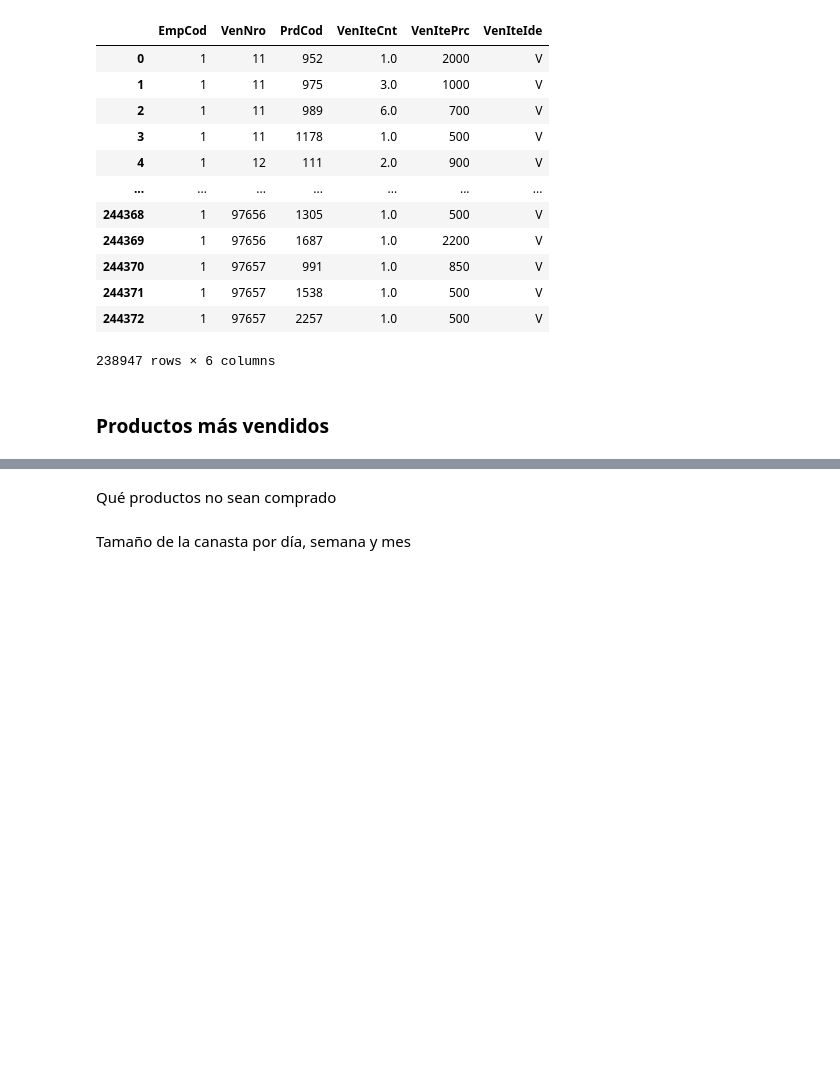
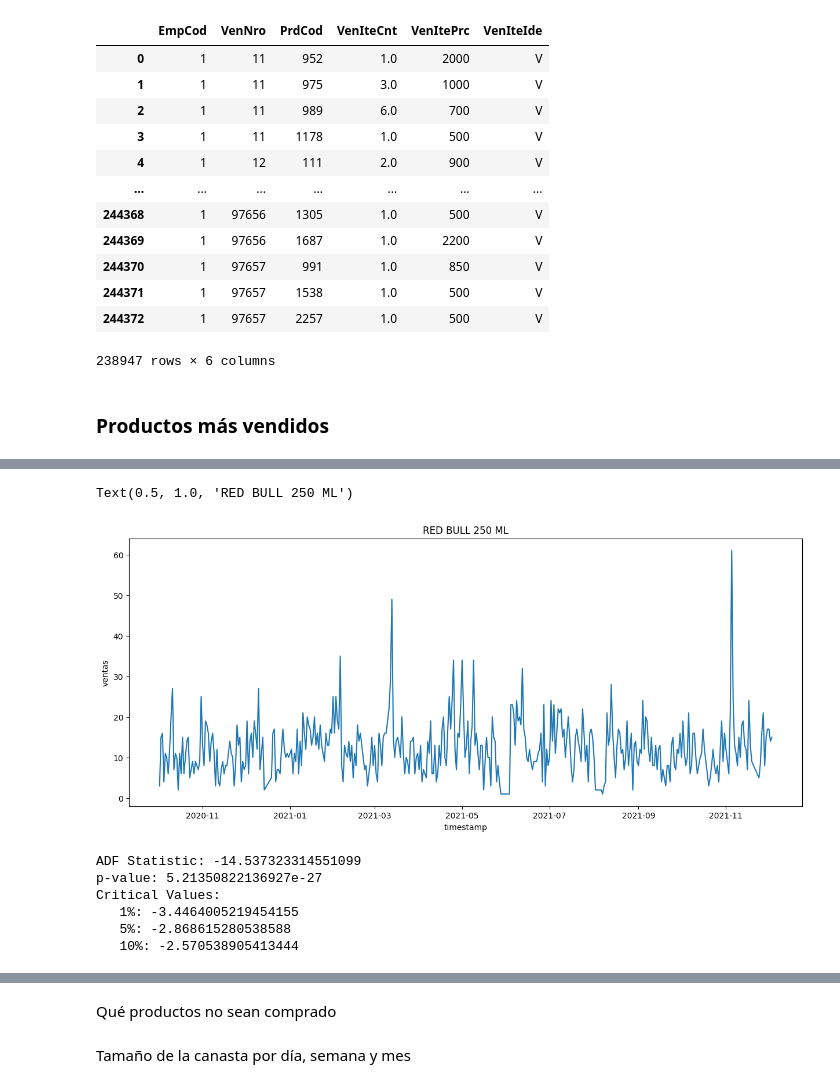
Before and after one commit to darwin1k/MiniMarket, a Jupyter notebook: EdaInitial.ipynb, the cells around one changed output, grey strips where cells are left out. Cells and saved outputs as stored; diff of their text form; code cells hidden in the pictures; blank space fills up the shorter version.

```diff
--- a/EdaInitial.ipynb
+++ b/EdaInitial.ipynb
@@ -421,0 +371,21 @@ Qué productos son comprados en: Día, semana, mes
+# %%
+import datetime as dt
+
+# se realiza una copia de los datos bases de movimientos
+datos_movimientos_modificado = datos_movimientos
+
+#se combina fecha y hora en una columna
+datos_movimientos_modificado['timestamp'] = pd.to_datetime(datos_movimientos_modificado['MovFch'].astype(str) + ' ' + datos_movimientos_modificado['MovHor'].astype(str))
+datos_movimientos_modificado['Week'] = datos_movimientos_modificado['timestamp'].dt.strftime('%U').astype(int)
+
+# prod. más vendido
+producto = producto_top['PrdCod'].astype(int).tolist()[2]
+nombre_producto = datos_productos[datos_productos['PrdCod'] == producto]['PrdDsc'].values[0]
+
+#filtro por producto seleccionado
+filtro = datos_movimientos_modificado[datos_movimientos_modificado['PrdCod'] == producto]
+
+# agrupar por día
+ventas_dia = filtro.groupby(filtro['timestamp'].dt.date)['MovCnt'].sum().reset_index(name='ventas')
+print(f'Ventas por dia para {nombre_producto} :')
+ventas_dia.head(5)
@@ -421,0 +400,9 @@ Qué productos son comprados en: Día, semana, mes
+# %%
+#graficamos
+figura_tamaño = (15,6)
+fig, ax1 = plt.subplots(figsize= figura_tamaño)
+sns.lineplot(data=ventas_dia, x='timestamp', y='ventas')
+plt.title(f'{nombre_producto}')
+# %% [output]
+Text(0.5, 1.0, 'RED BULL 250 ML')
+[figure, added]
@@ -421,0 +414,21 @@ Qué productos son comprados en: Día, semana, mes
+# %%
+result = adfuller(ventas_dia['ventas'])
+
+# Extract results
+adf_statistic = result[0]
+p_value = result[1]
+critical_values = result[4]
+
+# Print results
+print(f'ADF Statistic: {adf_statistic}')
+print(f'p-value: {p_value}')
+print('Critical Values:')
+for key, value in critical_values.items():
+    print(f'   {key}: {value}')
+# %% [output]
+ADF Statistic: -14.537323314551099
+p-value: 5.21350822136927e-27
+Critical Values:
+   1%: -3.4464005219454155
+   5%: -2.868615280538588
+   10%: -2.570538905413444
```
Also changed, not shown: parts of 29 cells of this notebook.
